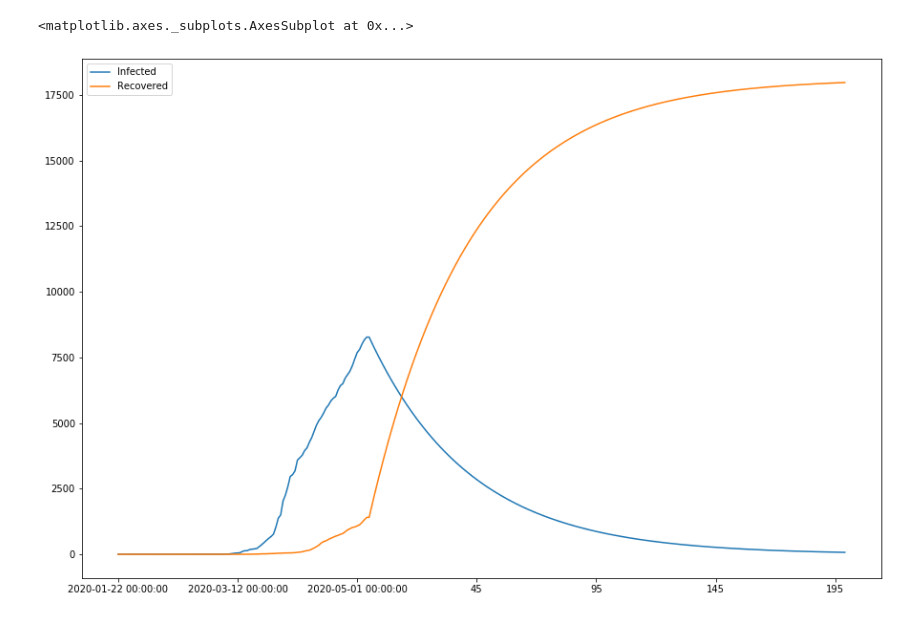
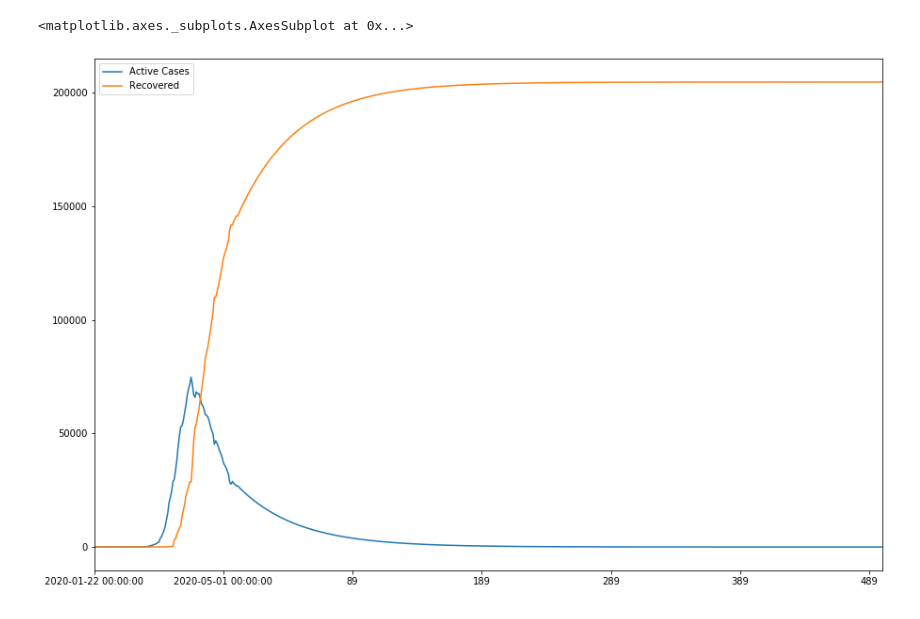
Before and after one commit to kschwank/corona-notebook, a Jupyter notebook: CoronaDevelopment.ipynb, the cells around one changed output. Saved outputs shown, nothing was run; the diff lists cells and outputs as text; code cells hidden in the pictures.

```diff
--- a/CoronaDevelopment.ipynb
+++ b/CoronaDevelopment.ipynb
@@ -11,7 +11,8 @@ url = 'https://pomber.github.io/covid19/timeseries.json'
 filedata = requests.get(url)
 data = json.loads(filedata.content)
 # %%
-country = 'Philippines' # e.g., 'US', 'Italy', 'Philippines'
+country = 'Germany' # e.g., 'US', 'Italy', 'Philippines'
+averages = 1
 
 df = pd.DataFrame()
 df['date'] = [m['date'] for m in data[country]]
@@ -45,11 +46,11 @@ intensive_care_capacity = 30000
 intensive_care_factor = 1/100
 infection_duration_days = 21
 
-N_de = 1387297452 # 331002651 # 83019213
+N_de = 300000000 # 1387297452 # 331002651 # 83019213
 I_de = df['{0}-abs'.format(country)][-1]
 R_de = df['{0}-rem'.format(country)][-1]
 
-beta_de = df['{0}/dt'.format(country)][-1] / df['{0}-abs'.format(country)][-1]
+beta_de = np.average(df['{0}/dt'.format(country)][-averages:]) / np.average(df['{0}-abs'.format(country)][-averages:])
 # %%
 import numpy as np
 from scipy.integrate import odeint
@@ -64,7 +65,7 @@ S0 = N - I0 - R0
 # Contact rate, beta, and mean recovery rate, gamma, (in 1/days).
 beta, gamma = beta_de, 1./infection_duration_days
 # A grid of time points (in days)
-t = np.linspace(0, 200, 200)
+t = np.linspace(0, 500, 500)
 
 # The SIR model differential equations.
 def deriv(y, t, N, beta, gamma):
@@ -83,8 +84,8 @@ S, I, R = ret.T
 # Plot the data on three separate curves for S(t), I(t) and R(t)
 fig = plt.figure(facecolor='w')
 ax = fig.add_subplot(111, axisbelow=True)
-# ax.plot(t, S, 'b', alpha=0.5, lw=2, label='Susceptible')
-ax.plot(t, I, 'r', alpha=0.5, lw=2, label='Infected')
+#ax.plot(t, S, 'b', alpha=0.5, lw=2, label='Susceptible')
+ax.plot(t, I, 'r', alpha=0.5, lw=2, label='Active Cases')
 ax.plot(t, R, 'g', alpha=0.5, lw=2, label='Recovered with immunity')
 ax.set_xlabel('Time /days')
 ax.set_ylabel('Number')
@@ -102,14 +103,14 @@ plt.show()
 # %%
 df_pred = pd.DataFrame([df['{0}-abs'.format(country)].append(pd.Series(I)),
                         df['{0}-rem'.format(country)].append(pd.Series(R))])
 
 transposed = df_pred.T
 
-transposed.columns=['Infected', 'Recovered']
+transposed.columns=['Active Cases', 'Recovered']
 
 transposed.reset_index()
 
 transposed.plot(figsize=(15,10))
 # %% [output]
 <matplotlib.axes._subplots.AxesSubplot at 0x...>
-[figure, old version]
+[figure, new version]
```
Also changed, not shown: parts of 3 cells of this notebook.
